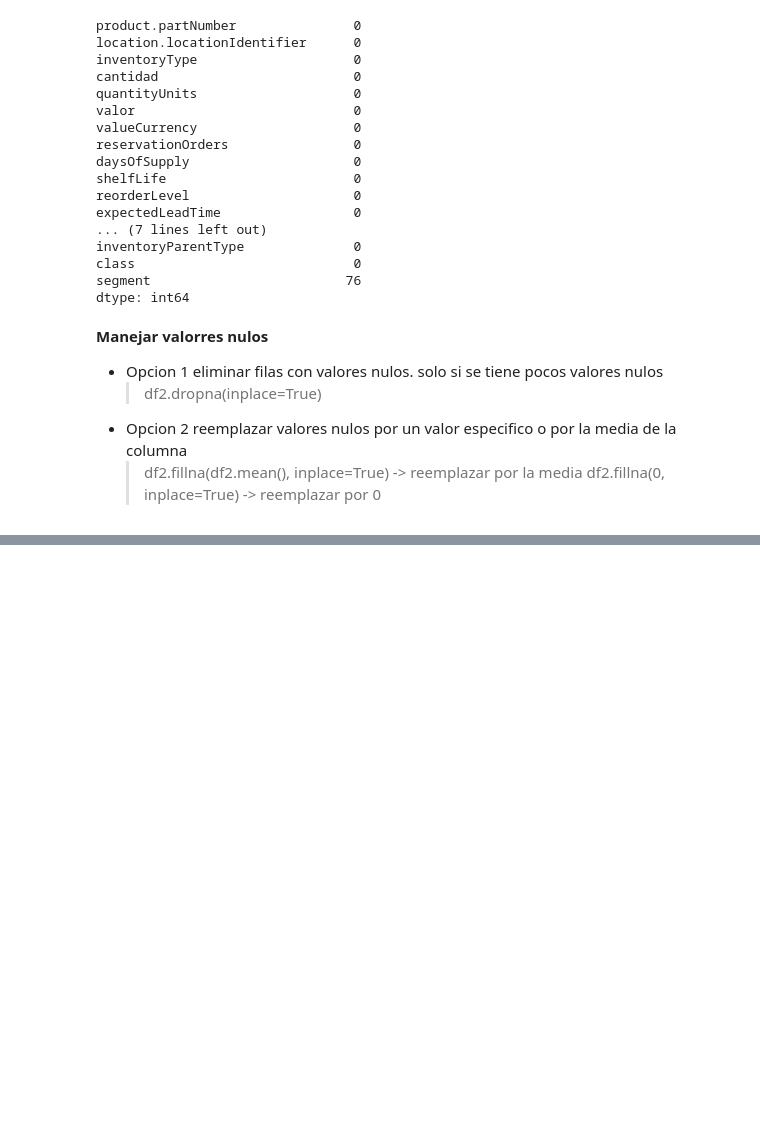
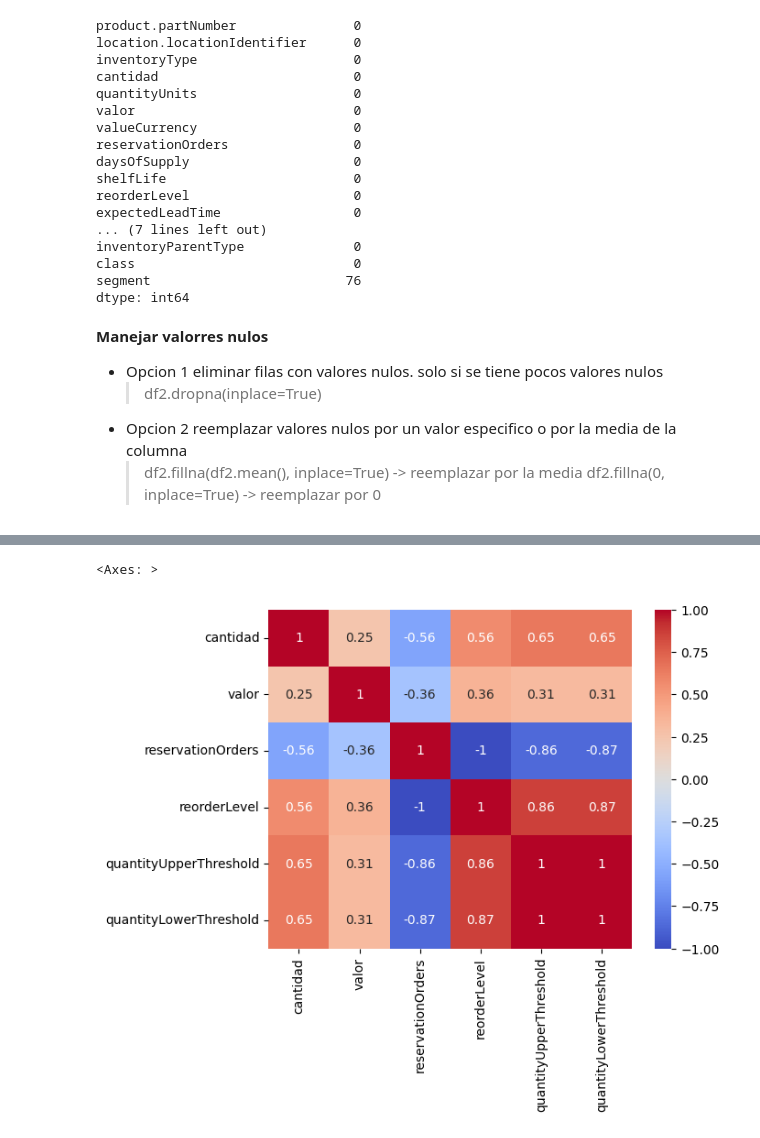
Before and after one commit to JhandryChimbo/data_mining, a Jupyter notebook: 02_clase.ipynb, the cells around one changed output, grey strips where cells are left out. Cells and saved outputs as stored; diff of their text form; code cells hidden in the pictures; blank space fills up the shorter version.

```diff
--- a/02_clase.ipynb
+++ b/02_clase.ipynb
@@ -300,0 +380,10 @@ dtype: int64
+# %%
+encoding = {
+
+    1 : 0,
+    100: 1,
+    200: 2,
+    365: 3}
+# %%
+df2['shelfLife_int']= df2['shelfLife'].map(encoding)
+df2['shelfLife_int'].count()
@@ -300,0 +402,6 @@ dtype: int64
+# %%
+# desgloza los valores que tiene el data frame, para evaluar la correlacion
+df_dummines = pd.get_dummies(df2)
+df_dummines.head(3)
+df_dummines[['cantidad', 'valor','reservationOrders', 'reorderLevel', 'quantityUpperThreshold', 'quantityLowerThreshold']].corr(numeric_only=True)
+# existe otro metodo para redes neuronales, one hot encoding
@@ -300,0 +416,7 @@ dtype: int64
+# %%
+
+# graficar la correlacion entre variables
+sns.heatmap(df_dummines[['cantidad', 'valor','reservationOrders', 'reorderLevel', 'quantityUpperThreshold', 'quantityLowerThreshold']].corr(numeric_only=True), annot=True, cmap='coolwarm')
+# %% [output]
+<Axes: >
+[figure, added]
```
Also changed, not shown: parts of 14 cells of this notebook.
